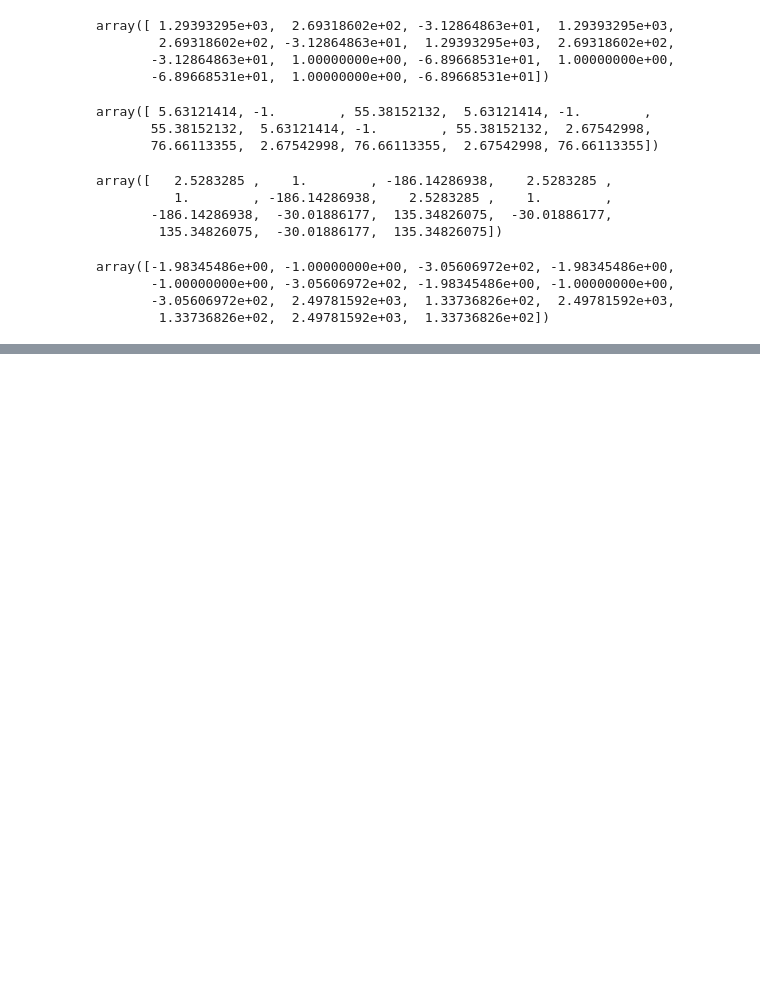
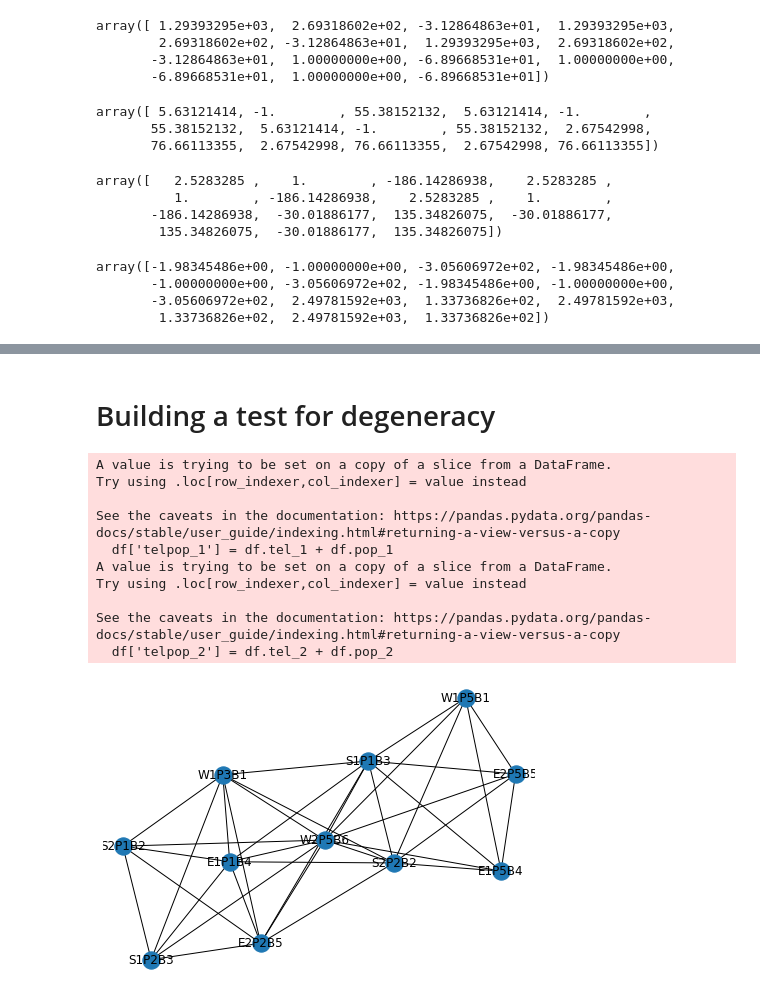
Before and after one commit to hws1302/linear-regression-from-scratch, a Jupyter notebook: degeneracies .ipynb, the cells around one changed output, grey strips where cells are left out. Drawn from its saved outputs; the diff is of its cells as text; code cells hidden in the pictures; blank space fills up the shorter version.

```diff
--- a/degeneracies .ipynb
+++ b/degeneracies .ipynb
@@ -207,0 +293,23 @@ array([-1.98345486e+00, -1.00000000e+00, -3.05606972e+02, -1.98345486e+00,
+# %% [markdown]
+# Building a test for degeneracy
+# %%
+# degeneracy in the pop settings shouldn't be important as we do not want these values
+# only the degeneracy in the
+
+df = pd.read_csv('data/2012_all_v2.csv')
+vc = df.dayofyear.value_counts()
+trunc_days = df[df.dayofyear.isin(vc.index[vc.values > 350])].dayofyear.value_counts().index
+# %%
+plot_graph(df, 274)
+# %% [output]
+A value is trying to be set on a copy of a slice from a DataFrame.
+Try using .loc[row_indexer,col_indexer] = value instead
+
+See the caveats in the documentation: https://pandas.pydata.org/pandas-docs/stable/user_guide/indexing.html#returning-a-view-versus-a-copy
+  df['telpop_1'] = df.tel_1 + df.pop_1
+A value is trying to be set on a copy of a slice from a DataFrame.
+Try using .loc[row_indexer,col_indexer] = value instead
+
+See the caveats in the documentation: https://pandas.pydata.org/pandas-docs/stable/user_guide/indexing.html#returning-a-view-versus-a-copy
+  df['telpop_2'] = df.tel_2 + df.pop_2
+[figure, added]
```
Also changed, not shown: parts of 8 cells of this notebook, 2 other files.
